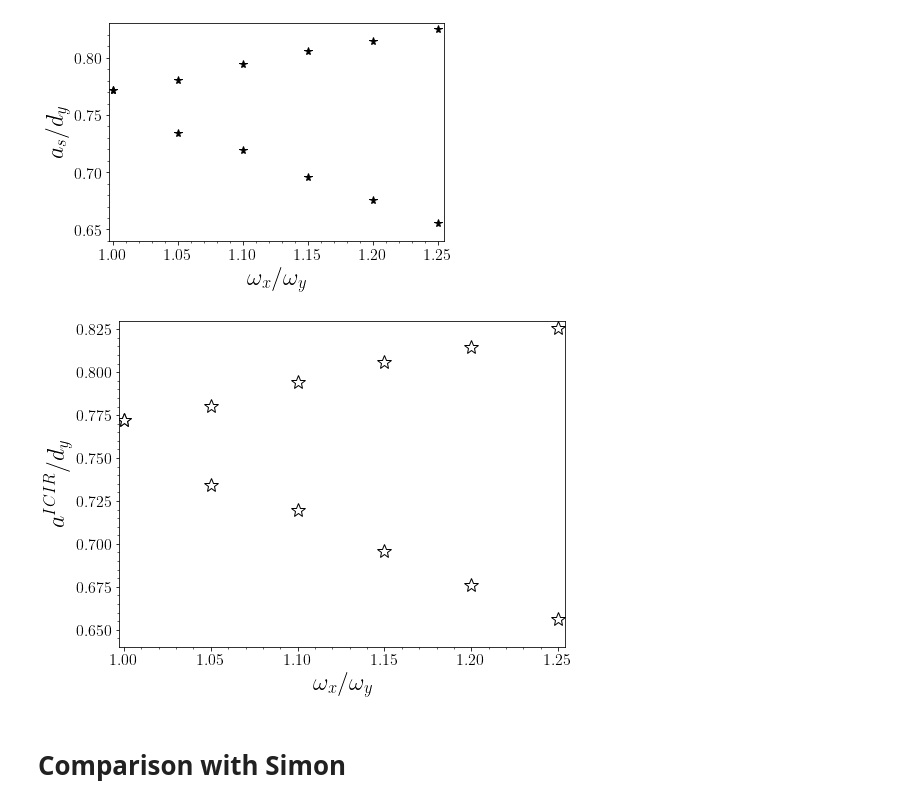
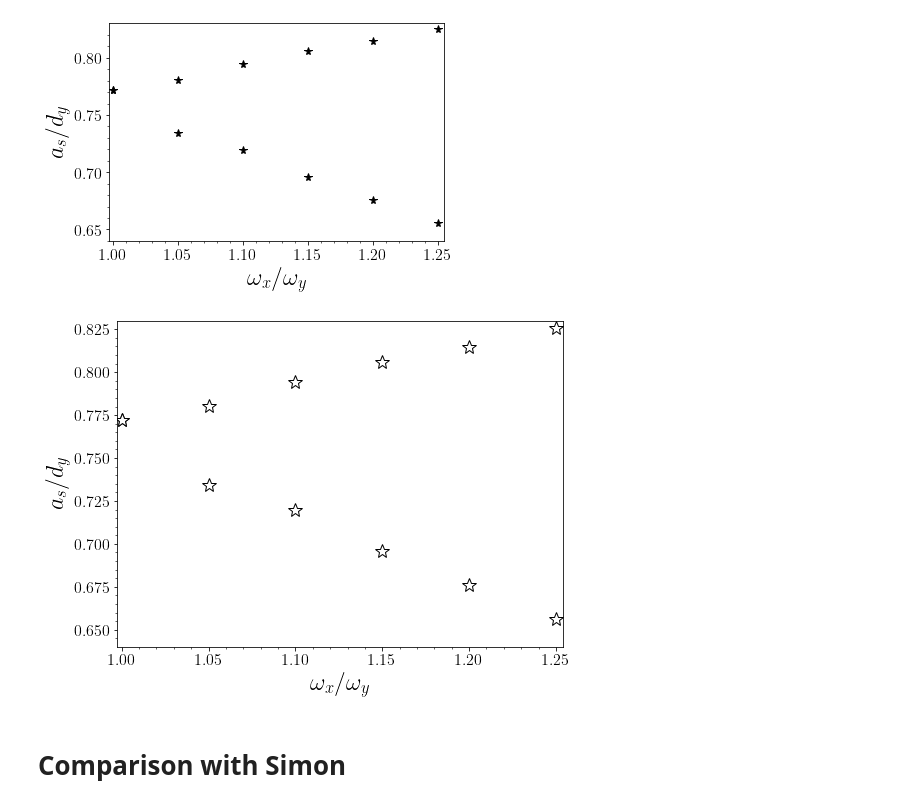
Before and after one commit to TsspGit/Ultracold_Atoms_src, a Jupyter notebook: Analysis/q1D/ICIR_LiLi_q1d.ipynb, the cells around one changed output. Saved outputs shown, nothing was run; the diff lists cells and outputs as text; code cells hidden in the pictures.

Commit message:
irrelevant changes to figures

```diff
--- a/Analysis/q1D/ICIR_LiLi_q1d.ipynb
+++ b/Analysis/q1D/ICIR_LiLi_q1d.ipynb
@@ -68,16 +68,16 @@ ax.yaxis.set_minor_locator(AutoMinorLocator())
 # %%
 fig, ax = plt.subplots(figsize=(8,6))
 ax.plot(wxwy, asc_020, 'w*', markersize=14, markeredgecolor='k')
 ax.plot(wxwy, asc_200, 'w*', markersize=14, markeredgecolor='k')
 ax.set_xlim(0.997, 1.254)
 ax.set_ylim(0.64, 0.83)
 ax.set_xlabel('$\omega_x/\omega_y$')
-ax.set_ylabel('$a^{ICIR}/d_y$')
+ax.set_ylabel('$a_s/d_y$')
 ax.xaxis.set_minor_locator(AutoMinorLocator())
 ax.yaxis.set_minor_locator(AutoMinorLocator())
 fig.savefig('Results/Figures/ICIR_q1d_v2.png', dpi=200)
 # %% [output]
-[figure, old version]
+[figure, new version]
 # %% [markdown]
 # Comparison with Simon
 # %%
```
Also changed, not shown: 7 other files.
